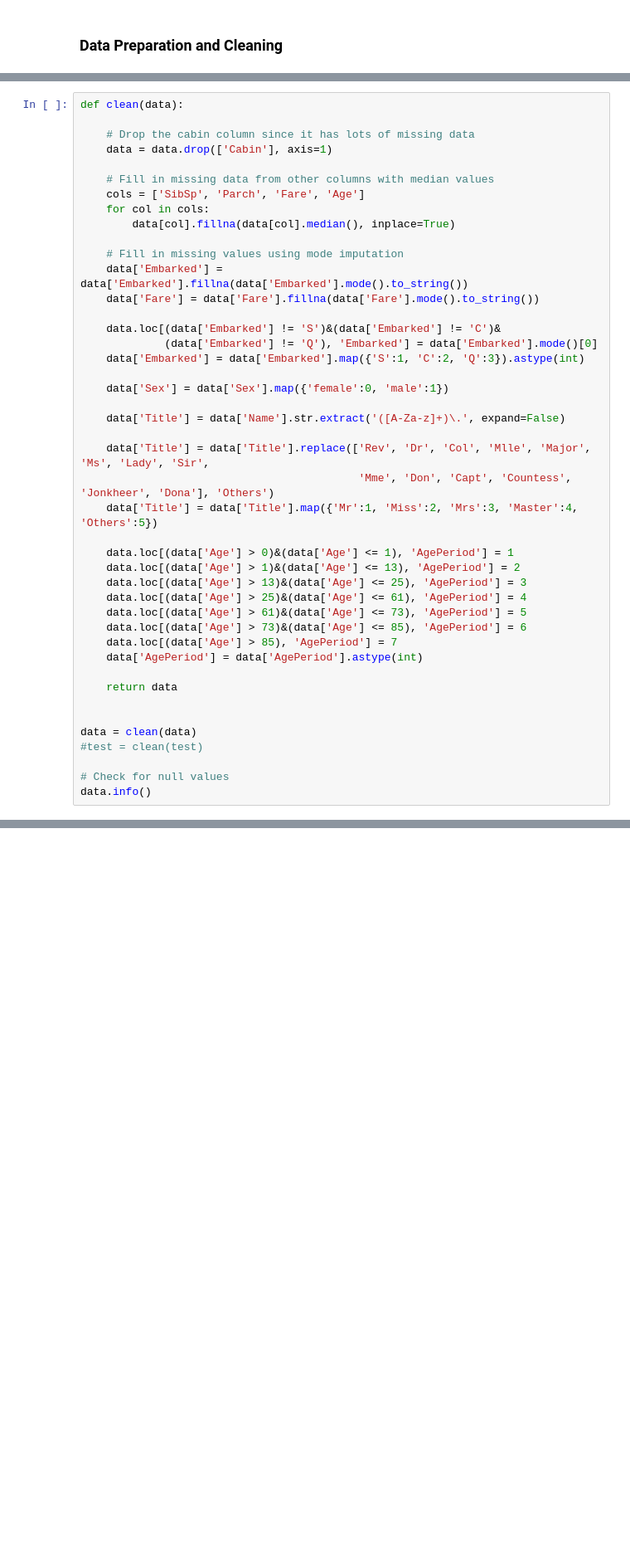
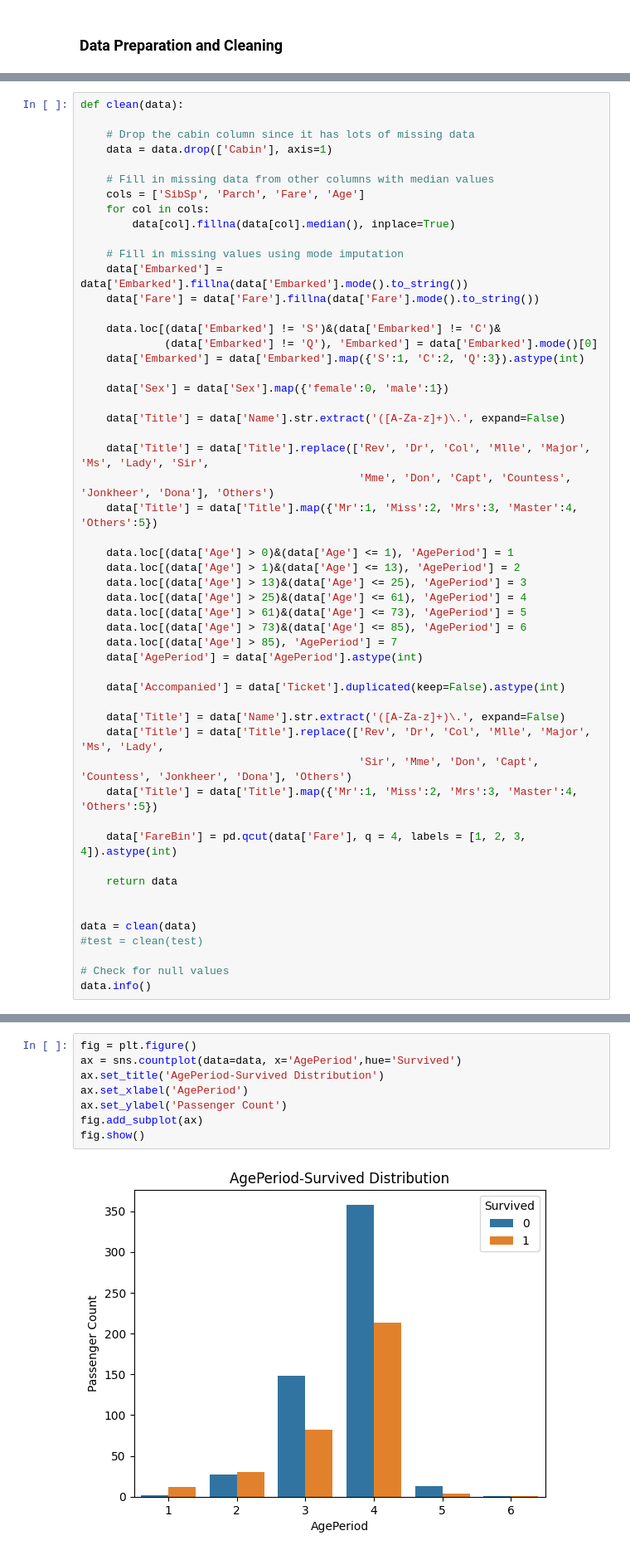
Before and after one commit to sydneybalboni/Machine-Learning, a Jupyter notebook: Titanic/titanic.ipynb, the cells around one changed output, grey strips where cells are left out. Shown: that part at 83% size. Drawn from its saved outputs; the diff is of its cells as text; blank space fills up the shorter version.

```diff
--- a/Titanic/titanic.ipynb
+++ b/Titanic/titanic.ipynb
@@ -59,6 +61,15 @@ def clean(data):
     data.loc[(data['Age'] > 85), 'AgePeriod'] = 7
     data['AgePeriod'] = data['AgePeriod'].astype(int)
 
+    data['Accompanied'] = data['Ticket'].duplicated(keep=False).astype(int)
+
+    data['Title'] = data['Name'].str.extract('([A-Za-z]+)\.', expand=False)
+    data['Title'] = data['Title'].replace(['Rev', 'Dr', 'Col', 'Mlle', 'Major', 'Ms', 'Lady',
+                                           'Sir', 'Mme', 'Don', 'Capt', 'Countess', 'Jonkheer', 'Dona'], 'Others')
+    data['Title'] = data['Title'].map({'Mr':1, 'Miss':2, 'Mrs':3, 'Master':4, 'Others':5})
+
+    data['FareBin'] = pd.qcut(data['Fare'], q = 4, labels = [1, 2, 3, 4]).astype(int)
+
     return data
 
 
@@ -94,0 +143,10 @@ for i in dropped_column:
+# %%
+fig = plt.figure()
+ax = sns.countplot(data=data, x='AgePeriod',hue='Survived')
+ax.set_title('AgePeriod-Survived Distribution')
+ax.set_xlabel('AgePeriod')
+ax.set_ylabel('Passenger Count')
+fig.add_subplot(ax)
+fig.show()
+# %% [output]
+[figure, added]
```
Also changed, not shown: parts of 12 cells of this notebook.
